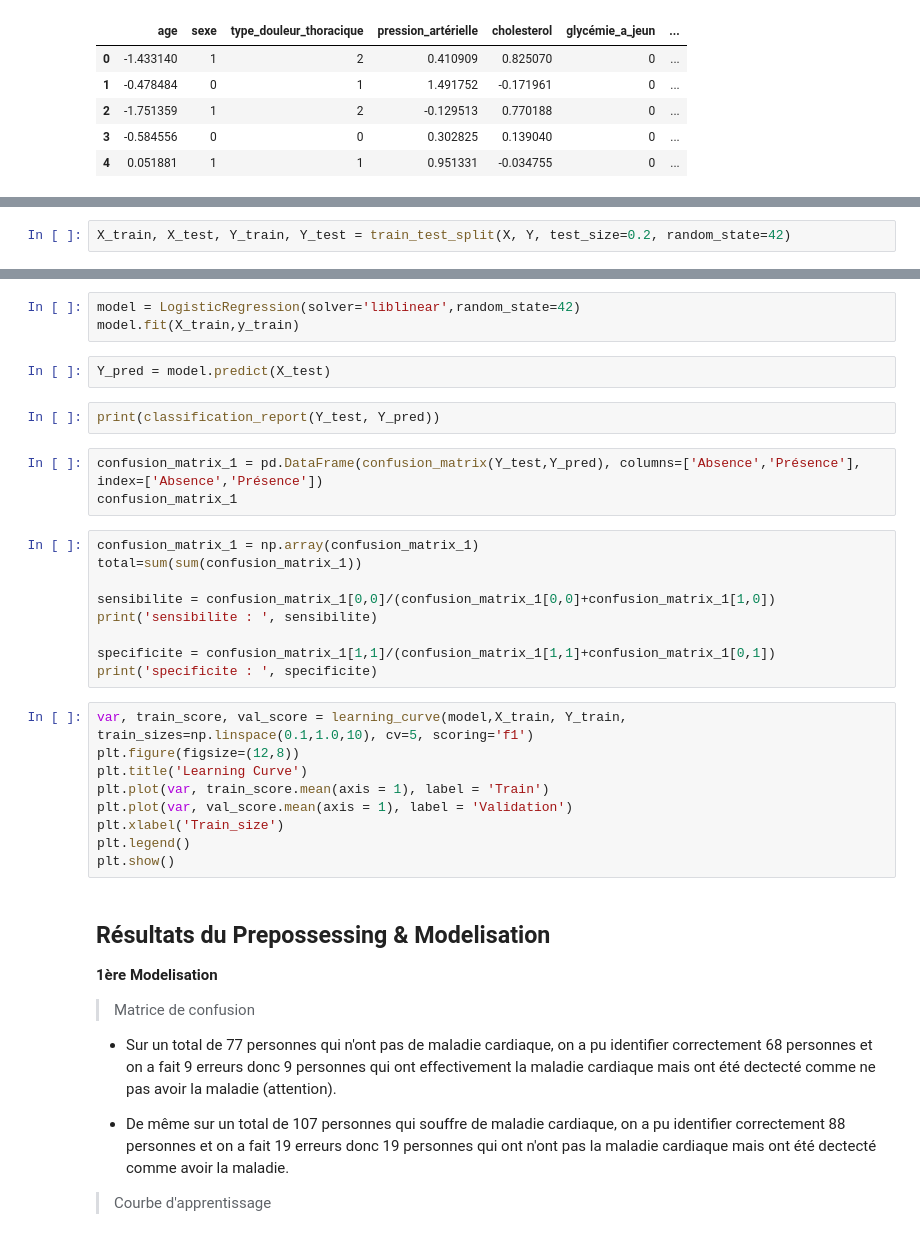
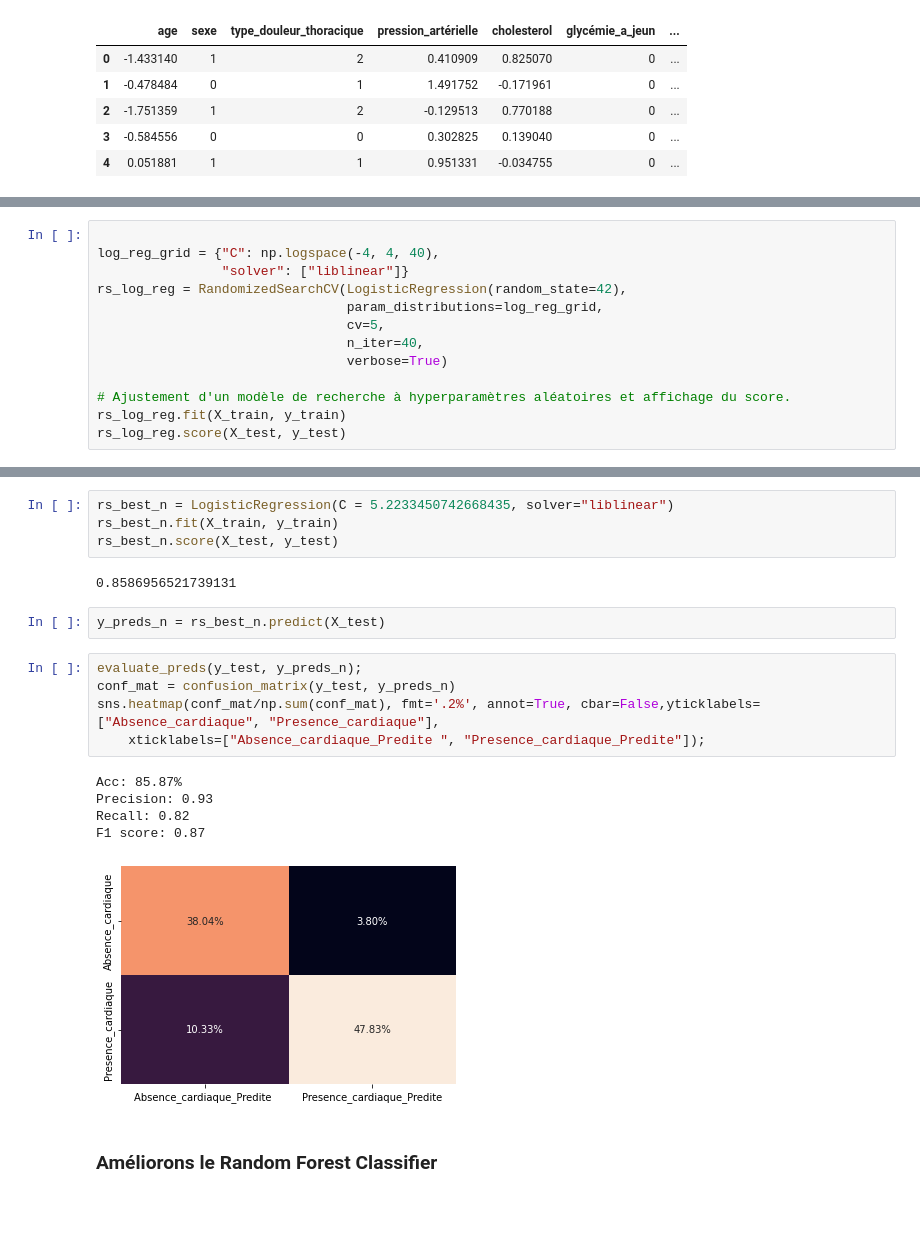
Before and after one commit to bkablam11/heat-eda, a Jupyter notebook: heart-prepo.ipynb, the cells around one changed output, grey strips where cells are left out. Saved outputs shown, nothing was run; the diff lists cells and outputs as text; blank space fills up the shorter version.

```diff
--- a/heart-prepo.ipynb
+++ b/heart-prepo.ipynb
@@ -389,2 +389,0 @@ Y = df["presence_maladie_cardiaque"]
-# %%
-X_train, X_test, Y_train, Y_test = train_test_split(X, Y, test_size=0.2, random_state=42)
@@ -392,0 +459,13 @@ print(X_train.shape, X_test.shape, Y_test.shape, Y_train.shape)
+# %%
+
+log_reg_grid = {"C": np.logspace(-4, 4, 40),
+                "solver": ["liblinear"]}
+rs_log_reg = RandomizedSearchCV(LogisticRegression(random_state=42),
+                                param_distributions=log_reg_grid,
+                                cv=5,
+                                n_iter=40,
+                                verbose=True)
+
+# Ajustement d'un modèle de recherche à hyperparamètres aléatoires et affichage du score.
+rs_log_reg.fit(X_train, y_train)
+rs_log_reg.score(X_test, y_test)
@@ -393,39 +479,21 @@ print(X_train.shape, X_test.shape, Y_test.shape, Y_train.shape)
 # %%
-model = LogisticRegression(solver='liblinear',random_state=42)
-model.fit(X_train,y_train)
+rs_best_n = LogisticRegression(C = 5.2233450742668435, solver="liblinear")
+rs_best_n.fit(X_train, y_train)
+rs_best_n.score(X_test, y_test)
+# %% [output]
+0.8586956521739131
 # %%
-Y_pred = model.predict(X_test)
+y_preds_n = rs_best_n.predict(X_test)
-# %%
-print(classification_report(Y_test, Y_pred))
-# %%
-confusion_matrix_1 = pd.DataFrame(confusion_matrix(Y_test,Y_pred), columns=['Absence','Présence'], index=['Absence','Présence'])
-confusion_matrix_1
-# %%
-confusion_matrix_1 = np.array(confusion_matrix_1)
-total=sum(sum(confusion_matrix_1))
-
-sensibilite = confusion_matrix_1[0,0]/(confusion_matrix_1[0,0]+confusion_matrix_1[1,0])
-print('sensibilite : ', sensibilite)
-
-specificite = confusion_matrix_1[1,1]/(confusion_matrix_1[1,1]+confusion_matrix_1[0,1])
-print('specificite : ', specificite)
-# %%
-var, train_score, val_score = learning_curve(model,X_train, Y_train, train_sizes=np.linspace(0.1,1.0,10), cv=5, scoring='f1')
-plt.figure(figsize=(12,8))
-plt.title('Learning Curve')
-plt.plot(var, train_score.mean(axis = 1), label = 'Train')
-plt.plot(var, val_score.mean(axis = 1), label = 'Validation')
-plt.xlabel('Train_size')
-plt.legend()
-plt.show()
-# %% [markdown]
-## Résultats du Prepossessing & Modelisation
-
-**1ère Modelisation**
-
-> Matrice de confusion
-- Sur un total de 77 personnes qui n'ont pas de maladie cardiaque, on a pu identifier correctement 68 personnes et on a fait 9 erreurs donc 9 personnes qui ont effectivement la maladie cardiaque mais ont été dectecté comme ne pas avoir la maladie (attention).
-
-- De même sur un total de 107 personnes qui souffre de maladie cardiaque, on a pu identifier correctement 88 personnes et on a fait 19 erreurs donc 19 personnes qui ont n'ont pas la maladie cardiaque mais ont été dectecté comme avoir la maladie.
-
-> Courbe d'apprentissage
+# %%
+evaluate_preds(y_test, y_preds_n);
+conf_mat = confusion_matrix(y_test, y_preds_n)
+sns.heatmap(conf_mat/np.sum(conf_mat), fmt='.2%', annot=True, cbar=False,yticklabels=["Absence_cardiaque", "Presence_cardiaque"],
+    xticklabels=["Absence_cardiaque_Predite ", "Presence_cardiaque_Predite"]);
+# %% [output]
+Acc: 85.87%
+Precision: 0.93
+Recall: 0.82
+F1 score: 0.87
+[figure, added]
+# %% [markdown]
+### Améliorons le Random Forest Classifier
```
Also changed, not shown: parts of 25 cells of this notebook.
